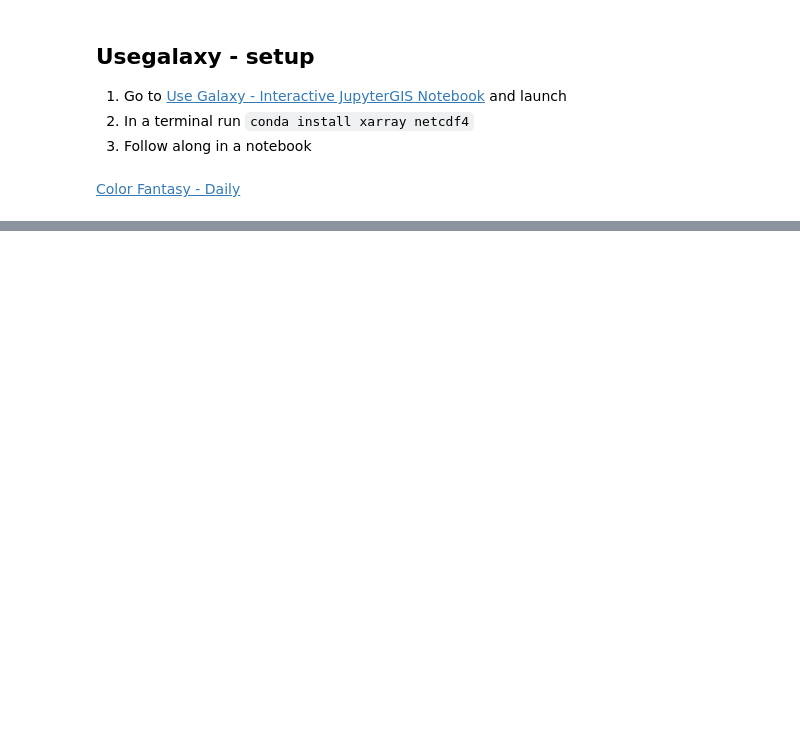
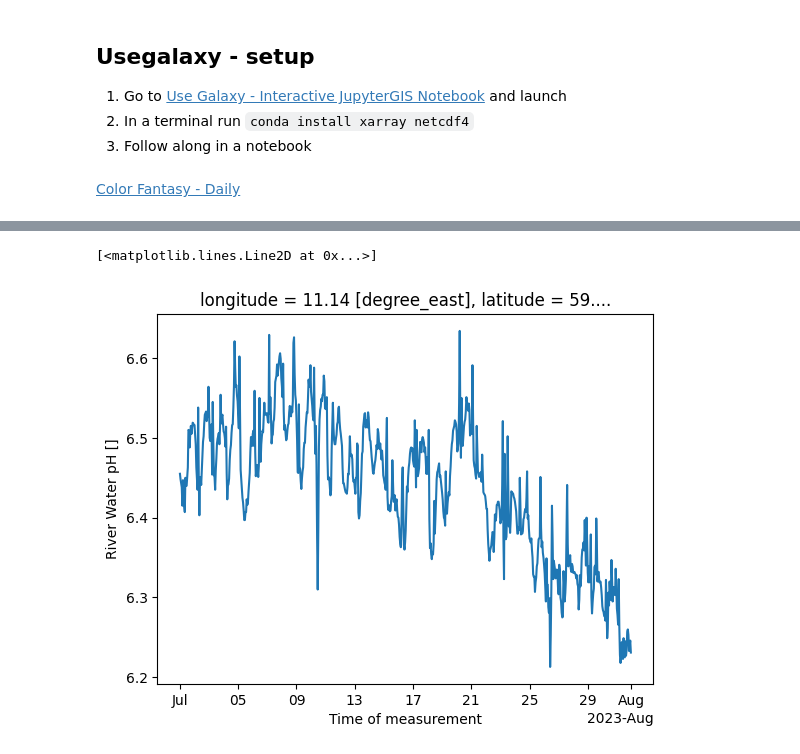
Before and after one commit to NIVANorge/niva-aquainfra, a Jupyter notebook: code/aquainfra_presentation.ipynb, the cells around one changed output, grey strips where cells are left out. Cells and saved outputs as stored; diff of their text form; code cells hidden in the pictures; blank space fills up the shorter version.

```diff
--- a/code/aquainfra_presentation.ipynb
+++ b/code/aquainfra_presentation.ipynb
@@ -44,0 +92,5 @@ flowchart TD
+# %%
+ds_glomma_jul.phvalue_avg.plot()
+# %% [output]
+[<matplotlib.lines.Line2D at 0x...>]
+[figure, added]
```
Also changed, not shown: parts of 21 cells of this notebook.
